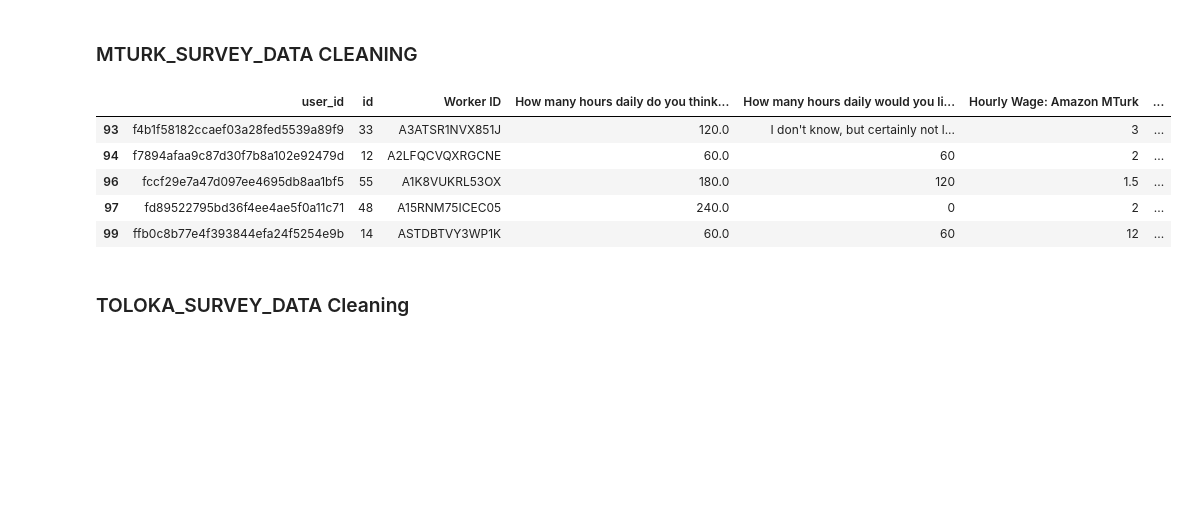
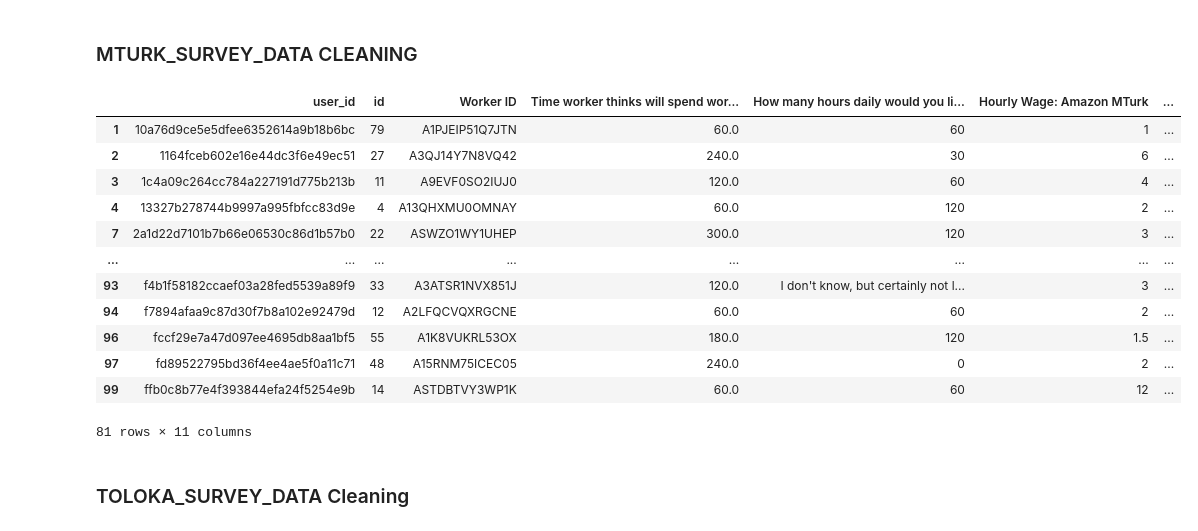
Before and after one commit to NicholasBerns/DataScienceProject, a Jupyter notebook: Invisible_Labor.ipynb, the cells around one changed output. Saved outputs shown, nothing was run; the diff lists cells and outputs as text; code cells hidden in the pictures; blank space fills up the shorter version.

```diff
--- a/Invisible_Labor.ipynb
+++ b/Invisible_Labor.ipynb
@@ -112,17 +112,24 @@ df_mturk.head()
 # %%
 df_mturk_survey = pd.read_csv("data/mturk_survey_data.csv")
 df_mturk_short = df_mturk_survey[['user_id', 'id', 'Worker ID', 'How many hours daily do you think you dedicate to unpaid activities on MTurk? (e.g., searching for work, communicating with Requesters)', 'How many hours daily would you like to  dedicate to unpaid activities on MTurk? (e.g., searching for work, communicating with Requesters)', 'Please state, what is your hourly wage on Amazon Mechanical Turk? (Approximately) ', 'Please state what is your gender:', 'Please state what is your age:', 'Please state which is the country where you have lived most of your life:', 'Education level','Annual income']].copy()
 df_mturk_short = df_mturk_short.rename(columns={'Please state, what is your hourly wage on Amazon Mechanical Turk? (Approximately) ': 'Hourly Wage: Amazon MTurk', 'Please state what is your gender:': 'Gender', 'Please state what is your age:': 'Age', 'Please state which is the country where you have lived most of your life:': 'Country'})
+df_mturk_short =df_mturk_short.rename(columns={'How many hours daily do you think you dedicate to unpaid activities on MTurk? (e.g., searching for work, communicating with Requesters)' : 'Time worker thinks will spend working'})
 df_mturk_short = df_mturk_short.dropna()
-df_mturk_short.head()
-df_mturk_short.tail()
+df_mturk_short
 # %% [output]
-|  | user_id | id | Worker ID | How many hours daily do you think... | How many hours daily would you li... | Hourly Wage: Amazon MTurk | ... |
+|  | user_id | id | Worker ID | Time worker thinks will spend wor... | How many hours daily would you li... | Hourly Wage: Amazon MTurk | ... |
+| 1 | 10a76d9ce5e5dfee6352614a9b18b6bc | 79 | A1PJEIP51Q7JTN | 60.0 | 60 | 1 | ... |
+| 2 | 1164fceb602e16e44dc3f6e49ec51 | 27 | A3QJ14Y7N8VQ42 | 240.0 | 30 | 6 | ... |
+| 3 | 1c4a09c264cc784a227191d775b213b | 11 | A9EVF0SO2IUJ0 | 120.0 | 60 | 4 | ... |
+| 4 | 13327b278744b9997a995fbfcc83d9e | 4 | A13QHXMU0OMNAY | 60.0 | 120 | 2 | ... |
+| 7 | 2a1d22d7101b7b66e06530c86d1b57b0 | 22 | ASWZO1WY1UHEP | 300.0 | 120 | 3 | ... |
+| ... | ... | ... | ... | ... | ... | ... | ... |
 | 93 | f4b1f58182ccaef03a28fed5539a89f9 | 33 | A3ATSR1NVX851J | 120.0 | I don't know, but certainly not l... | 3 | ... |
 | 94 | f7894afaa9c87d30f7b8a102e92479d | 12 | A2LFQCVQXRGCNE | 60.0 | 60 | 2 | ... |
 | 96 | fccf29e7a47d097ee4695db8aa1bf5 | 55 | A1K8VUKRL53OX | 180.0 | 120 | 1.5 | ... |
 | 97 | fd89522795bd36f4ee4ae5f0a11c71 | 48 | A15RNM75ICEC05 | 240.0 | 0 | 2 | ... |
 | 99 | ffb0c8b77e4f393844efa24f5254e9b | 14 | ASTDBTVY3WP1K | 60.0 | 60 | 12 | ... |
+81 rows × 11 columns
 # %% [markdown]
 ### TOLOKA_SURVEY_DATA Cleaning
 # %%
```
Also changed, not shown: parts of 3 cells of this notebook.
